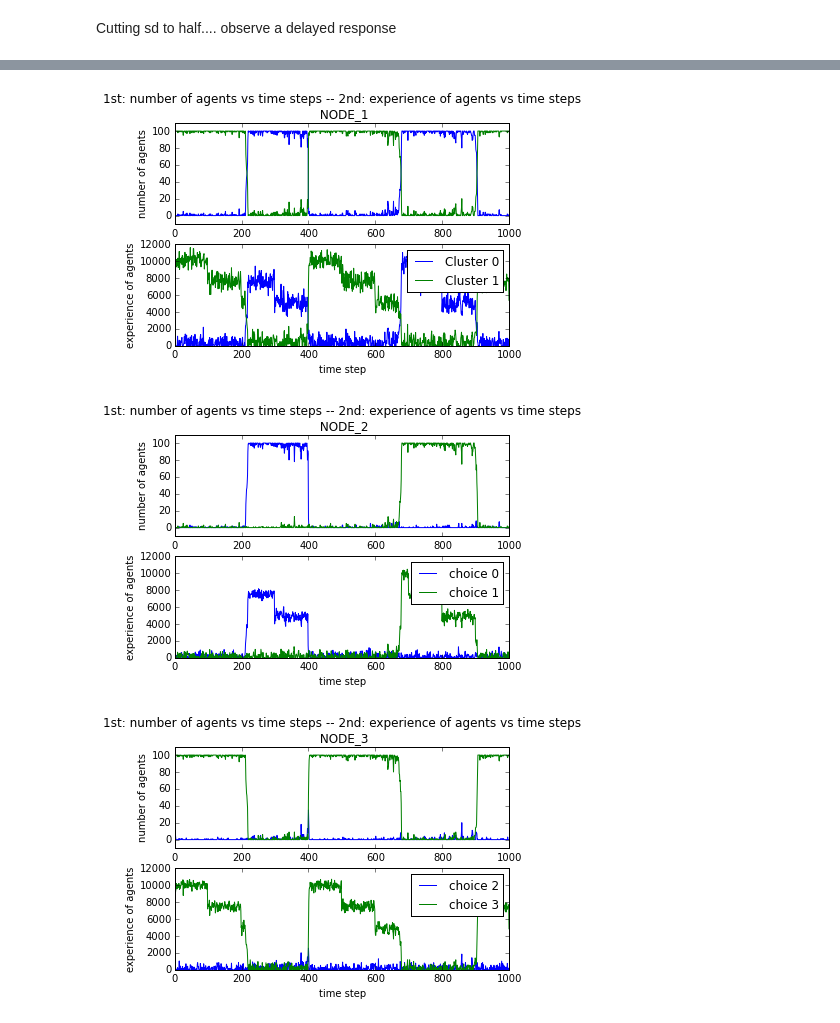
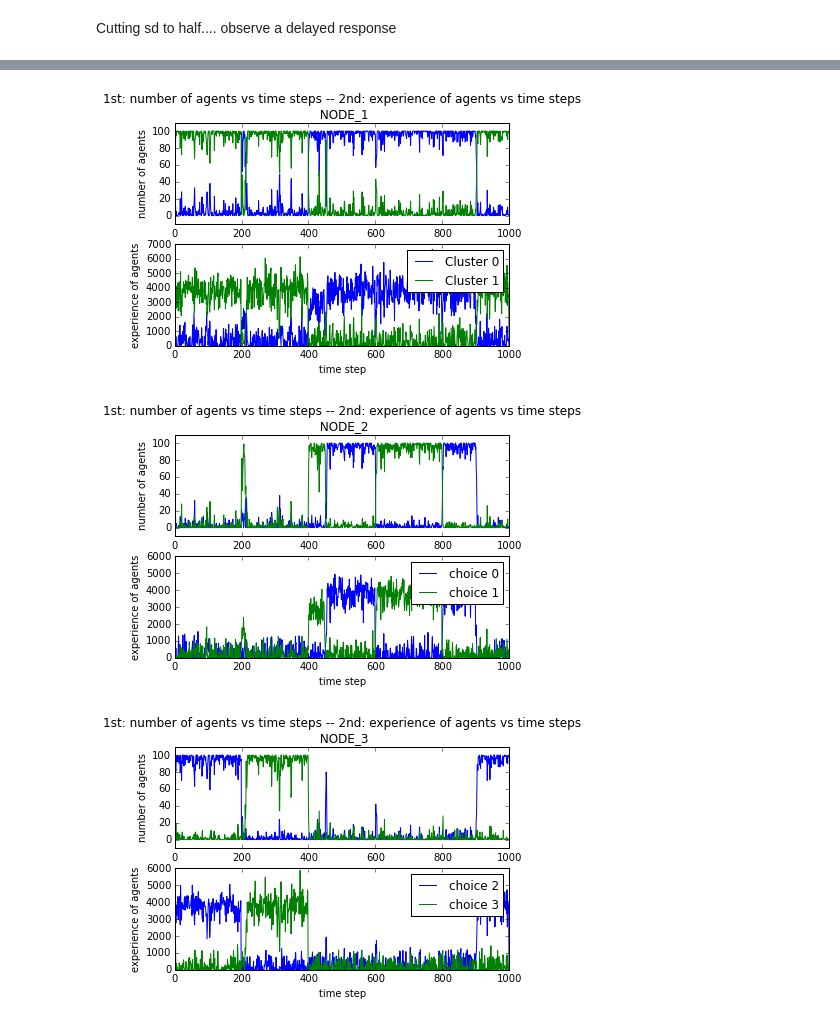
Before and after one commit to Najamxaidi/Decision-models, a Jupyter notebook: Notebook/hierarchy using agent based models.ipynb, the cells around one changed output, grey strips where cells are left out. Saved outputs shown, nothing was run; the diff lists cells and outputs as text; code cells hidden in the pictures.

```diff
--- a/Notebook/hierarchy using agent based models.ipynb
+++ b/Notebook/hierarchy using agent based models.ipynb
@@ -165,17 +248,18 @@ Observe a very very delayed response
 # %%
 steps = 1000
-rotation_step = [100, 100]
+rotation_step = [450, 200, 200]
 rotation_flag = True
 noise_flag = True
 d = hierab.Hierarchy(number_of_agents= 100,
                 k = 1, alpha = 2,
-                utility_of_choices= [25,50,75,100],
-                initial_experiences=[50, 50, 50, 50],
+                utility_of_choices= [20,30,40,5],
+                initial_experiences=[10, 10, 10, 10],
                 discount_rate=[1,1,1],
-                noise_standard_deviation=[375,375,375])
+                noise_standard_deviation=[100,500,500],
+                utility_flag = False)
 
 d.run(steps,rotation_step, rotation_flag, noise_flag, plotting=True)
 # %% [output]
-[figure, old version]
+[figure, new version]
-[figure, old version]
+[figure, new version]
-[figure, old version]
+[figure, new version]
```
Also changed, not shown: parts of 18 cells of this notebook, 3 other files.
